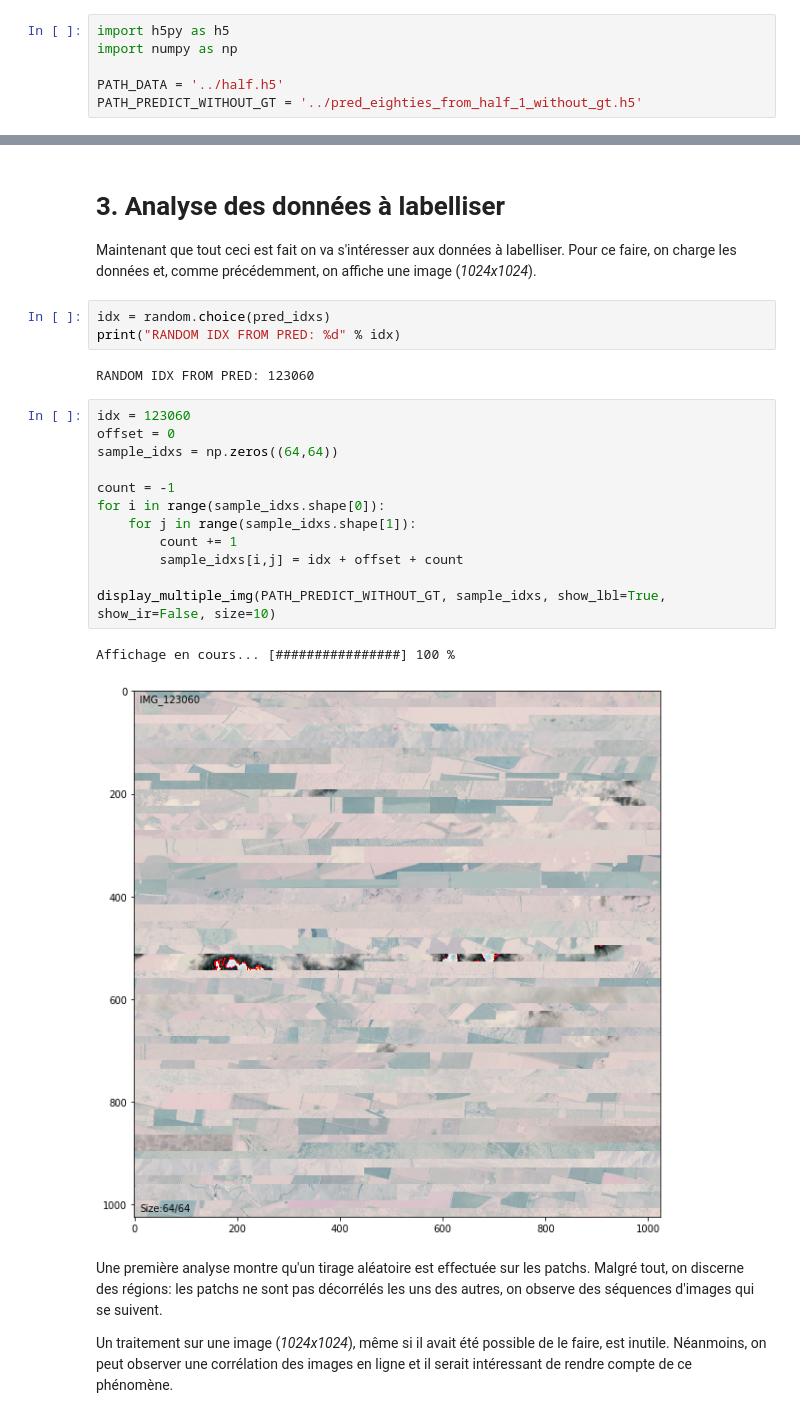
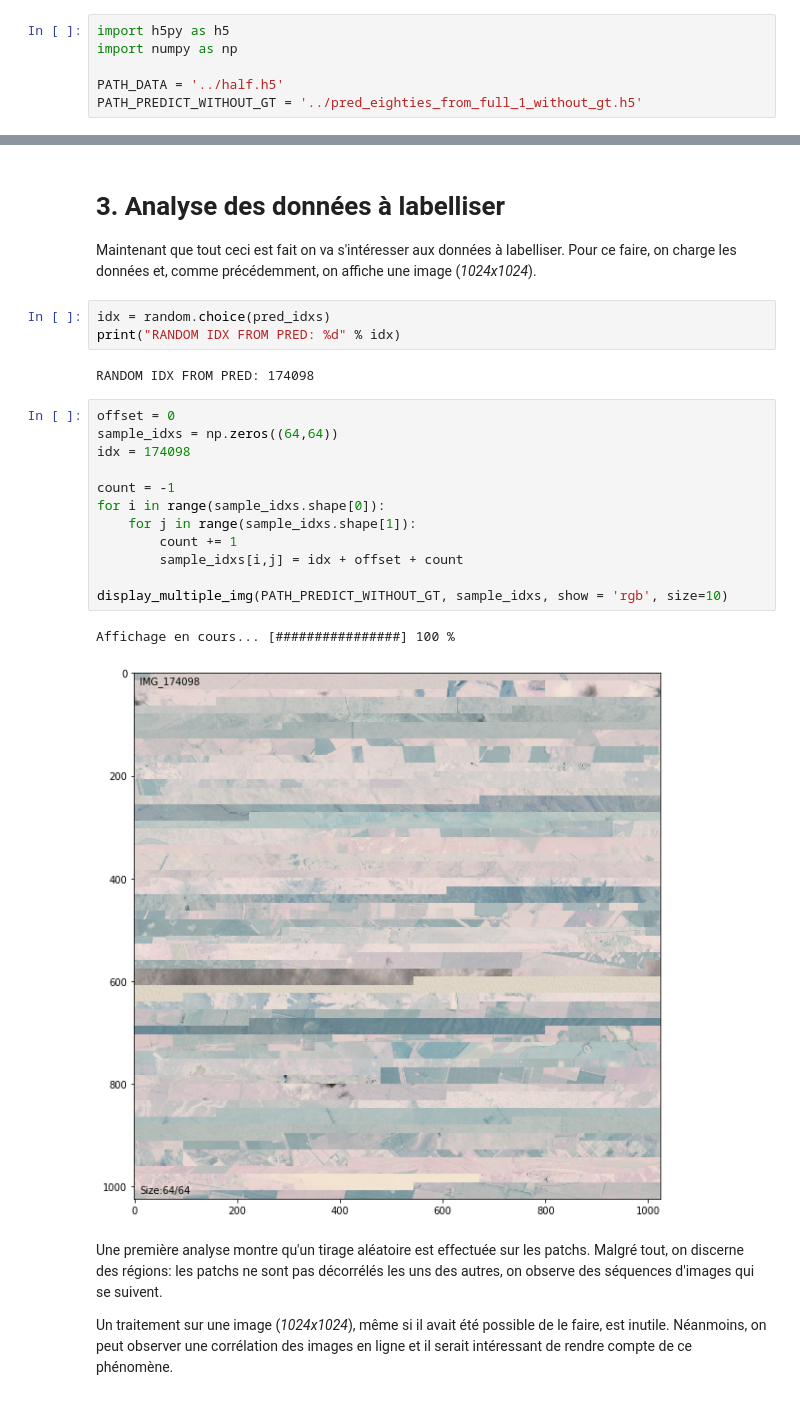
Before and after one commit to Rododindron/5tars-and-a-friend, a Jupyter notebook: Hackathon_Pineau.ipynb, the cells around one changed output, grey strips where cells are left out. Saved outputs shown, nothing was run; the diff lists cells and outputs as text.

```diff
--- a/Hackathon_Pineau.ipynb
+++ b/Hackathon_Pineau.ipynb
@@ -11,7 +11,7 @@ import h5py as h5
 import numpy as np
 
 PATH_DATA = '../half.h5'
-PATH_PREDICT_WITHOUT_GT = '../pred_eighties_from_half_1_without_gt.h5'
+PATH_PREDICT_WITHOUT_GT = '../pred_eighties_from_full_1_without_gt.h5'
 # %%
 def get_idxs(h5_path):
     f = h5.File(h5_path)
@@ -246,22 +300,22 @@ Maintenant que tout ceci est fait on va s'intéresser aux données à labelliser
 idx = random.choice(pred_idxs)
 print("RANDOM IDX FROM PRED: %d" % idx)
 # %% [output]
-RANDOM IDX FROM PRED: 123060
+RANDOM IDX FROM PRED: 174098
 # %%
-idx = 123060
 offset = 0
 sample_idxs = np.zeros((64,64))
+idx = 174098
 
 count = -1
 for i in range(sample_idxs.shape[0]):
     for j in range(sample_idxs.shape[1]):
         count += 1
         sample_idxs[i,j] = idx + offset + count
 
-display_multiple_img(PATH_PREDICT_WITHOUT_GT, sample_idxs, show_lbl=True, show_ir=False, size=10)
+display_multiple_img(PATH_PREDICT_WITHOUT_GT, sample_idxs, show = 'rgb', size=10)
 # %% [output]
 Affichage en cours... [################] 100 %
-[figure, old version]
+[figure, new version]
 # %% [markdown]
 Une première analyse montre qu'un tirage aléatoire est effectuée sur les patchs. Malgré tout, on discerne des régions: les patchs ne sont pas décorrélés les uns des autres, on observe des séquences d'images qui se suivent.
 
```
Also changed, not shown: parts of 35 cells of this notebook.
